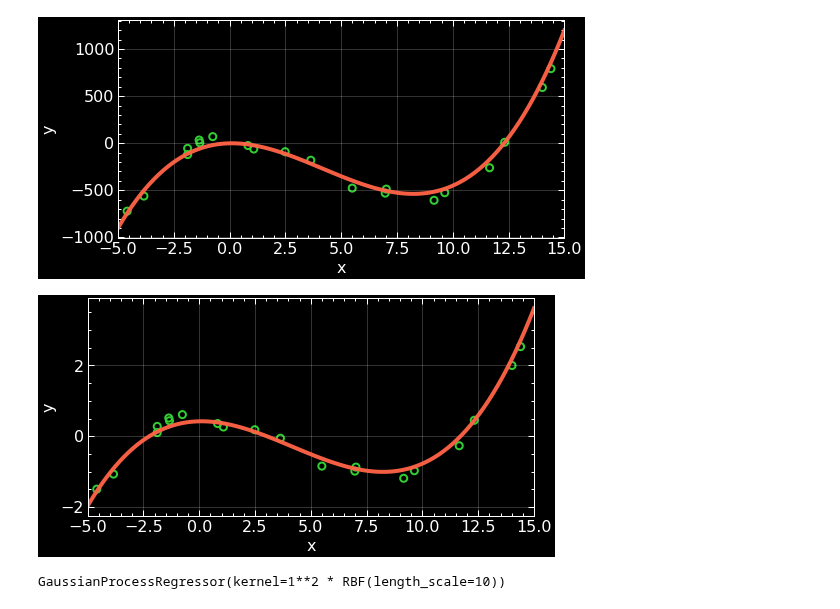
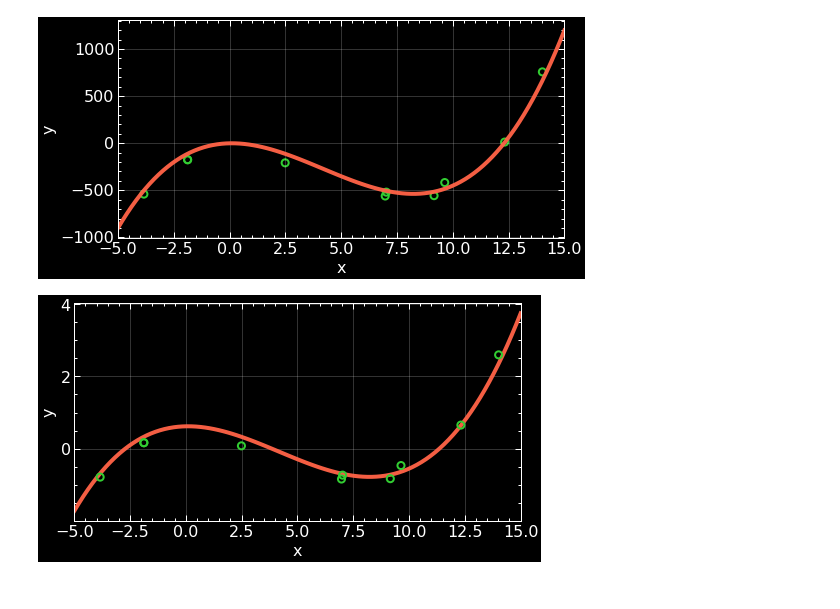
Before and after one commit to jsdiazpo/Bayesian-Digressions, a Jupyter notebook: Gaussian-Processes.ipynb, the cells around one changed output. Drawn from its saved outputs; the diff is of its cells as text; code cells hidden in the pictures.

```diff
--- a/Gaussian-Processes.ipynb
+++ b/Gaussian-Processes.ipynb
@@ -14,7 +14,7 @@ def function(x):
     return -1 + 5*x - 25*x**2 + 2*x**3
 
 df = pd.DataFrame()
-n_samples = 20
+n_samples = 10
 xmin, xmax = -5, 15
 np.random.seed(42)
 df['x'] = np.random.uniform(low=xmin, high=xmax, size=(n_samples,))
@@ -32,7 +32,7 @@ ax.set(xlabel='x', ylabel='y', #title=f'{sequence}',
        xlim=[xmin,xmax])#, ylim=[ymin,ymax])
 ax.grid(lw=1, alpha=0.2, zorder=0)
 # %% [output]
-[figure, old version]
+[figure, new version]
 # %%
 from sklearn.preprocessing import StandardScaler
 scaler = StandardScaler()
@@ -40,19 +40,19 @@ Y_znorm = scaler.fit_transform(Y)
 # %%
 fig, ax = plt.subplots(figsize=(8, 4))
 # ymin, ymax = -10, 20
 x = np.linspace(xmin, xmax, 100)
 
 ax.plot(x, (function(x)-scaler.mean_)/scaler.scale_, c='tomato', lw=4, alpha=0.96, )
-ax.scatter(X, Y_znorm, s=50, ec='limegreen', fc='none', lw=2)
+ax.scatter(X, Y_znorm, s=50, ec='limegreen', fc='none', lw=2, zorder=5)
 ax.set(xlabel='x', ylabel='y', #title=f'{sequence}',
        xlim=[xmin,xmax])#, ylim=[ymin,ymax])
 ax.grid(lw=1, alpha=0.2, zorder=0)
 # %% [output]
-[figure, old version]
+[figure, new version]
 # %%
-# kernel = RBF(length_scale=1, length_scale_bounds=(1e-3, 1e3))
-kernel = ConstantKernel(1.0, (1e-3, 1e3)) * RBF(10, (1e-2, 1e2))
-model = GaussianProcessRegressor(kernel=kernel)
+kernel = RBF(length_scale=1, length_scale_bounds=(1e-3, 1e3))
+# kernel = ConstantKernel(1.0, (1e-3, 1e3)) * RBF(10, (1e-2, 1e2))
+model = GaussianProcessRegressor(kernel=kernel, n_restarts_optimizer=9)
 model.fit(X, Y_znorm)
+x_axis = np.linspace(xmin, xmax, 100).reshape(-1, 1)
+yhat, sigma = model.predict(x_axis, return_std=True)
-# %% [output]
-GaussianProcessRegressor(kernel=1**2 * RBF(length_scale=10))
```
Also changed, not shown: parts of 5 cells of this notebook.
